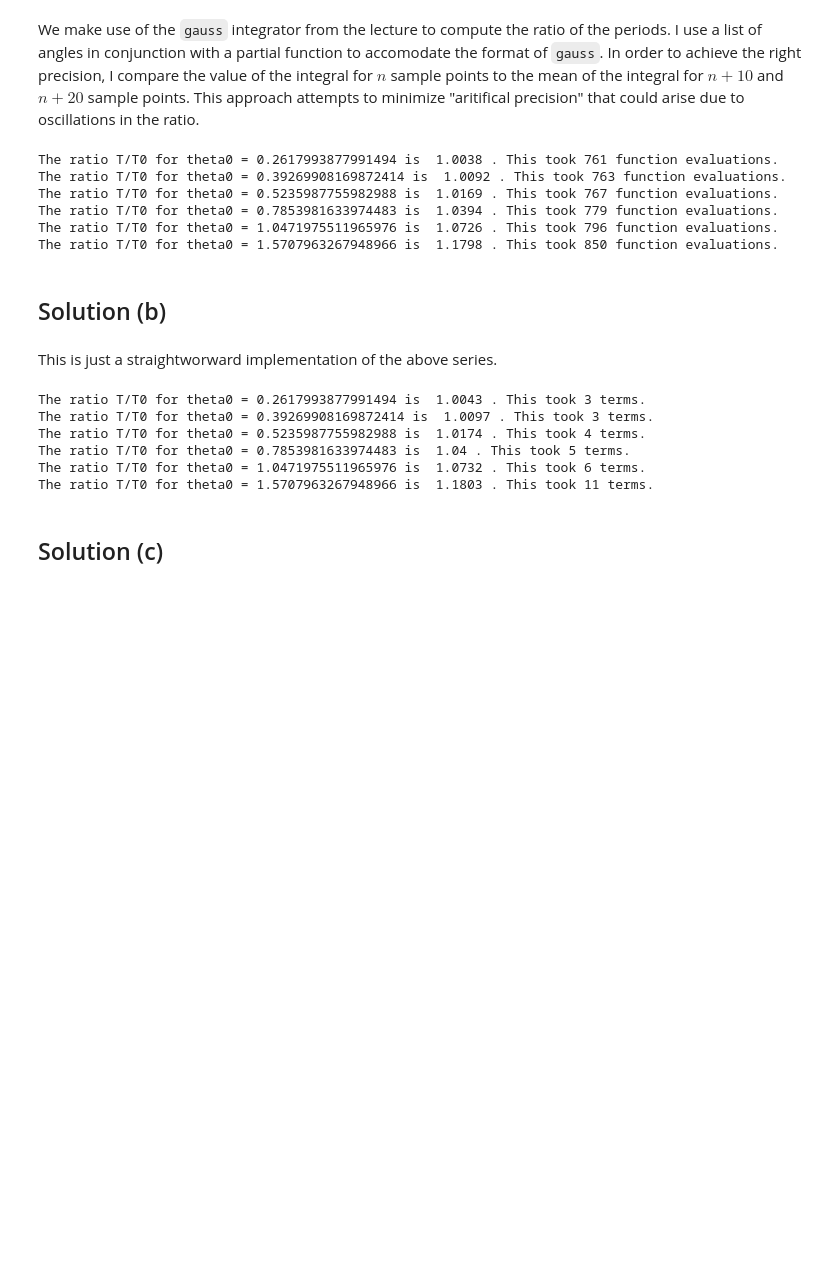
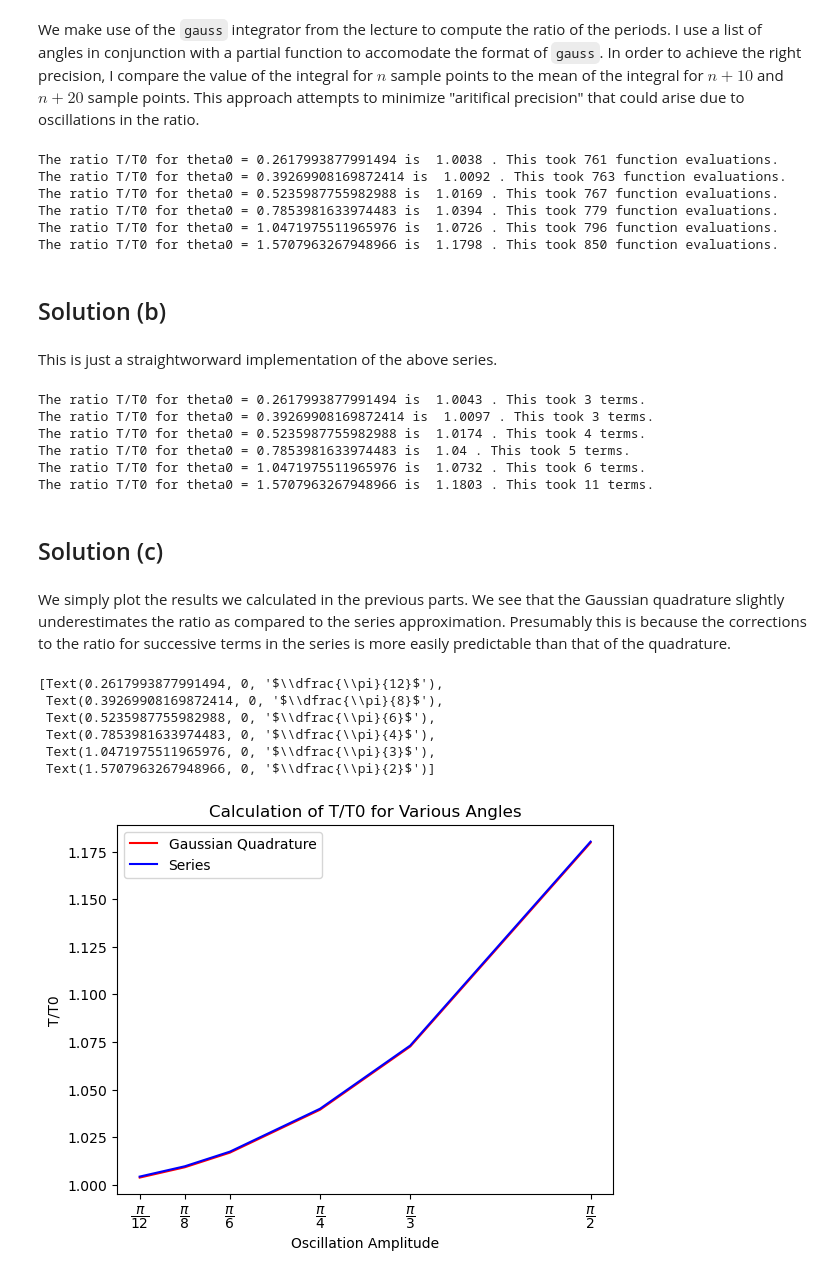
Before and after one commit to mgarwacke/Computational-Physics, a Jupyter notebook: Exercise4.1.ipynb, the cells around one changed output. Drawn from its saved outputs; the diff is of its cells as text; code cells hidden in the pictures; blank space fills up the shorter version.

```diff
--- a/Exercise4.1.ipynb
+++ b/Exercise4.1.ipynb
@@ -51,7 +51,7 @@ def gauss(func, a, b, N):
 def f(theta0,theta): # when f is integrated with respect to theta from 0 to theta0, the ratio T/T0 will be obtained
     return 1/(pi*(math.sqrt(math.sin(theta0/2)**2-math.sin(theta/2)**2)))
 
-result = [] # we will store the ratios in a list
+result1 = [] # we will store the ratios in a list
 for theta0 in thetaList:
     runningavg = 0
     n = 10
@@ -62,7 +62,7 @@ for theta0 in thetaList:
         diff = gauss(partial(f,theta0),0,theta0,n)-runningavg # difference between current result and the average of the next five
         #print(diff)
     print("The ratio T/T0 for theta0 =", theta0, "is ", round(gauss(partial(f,theta0),0,theta0,n),4), ". This took", n, "function evaluations.")
-    result.append(gauss(partial(f,theta0),0,theta0,n))
+    result1.append(gauss(partial(f,theta0),0,theta0,n))
 # %% [output]
 The ratio T/T0 for theta0 = 0.2617993877991494 is  1.0038 . This took 761 function evaluations.
 The ratio T/T0 for theta0 = 0.39269908169872414 is  1.0092 . This took 763 function evaluations.
@@ -101,7 +101,7 @@ for theta0 in thetaList:
         sum = sum + term(i,theta0) # add the ith term
         i = i+1
     print("The ratio T/T0 for theta0 =", theta0, "is ", round(sum,4), ". This took", i, "terms.")
-    result.append(sum)
+    result2.append(sum)
 # %% [output]
 The ratio T/T0 for theta0 = 0.2617993877991494 is  1.0043 . This took 3 terms.
 The ratio T/T0 for theta0 = 0.39269908169872414 is  1.0097 . This took 3 terms.
@@ -111,3 +111,26 @@ The ratio T/T0 for theta0 = 1.0471975511965976 is  1.0732 . This took 6 terms.
 The ratio T/T0 for theta0 = 1.5707963267948966 is  1.1803 . This took 11 terms.
 # %% [markdown]
 ## Solution (c)
+# %% [markdown]
+We simply plot the results we calculated in the previous parts. We see that the Gaussian quadrature slightly underestimates the ratio as compared to the series approximation. Presumably this is because the corrections to the ratio for successive terms in the series is more easily predictable than that of the quadrature.
+# %%
+from matplotlib import pyplot as plt
+
+fig, axes = plt.subplots() # creates the plot axes
+
+axes.plot(thetaList, result1, color='red', label='Gaussian Quadrature')
+axes.plot(thetaList, result2, color='blue', label='Series')
+axes.legend()
+axes.set_title("Calculation of T/T0 for Various Angles")
+axes.set_xlabel("Oscillation Amplitude")
+axes.set_ylabel("T/T0")
+axes.set_xticks([pi/12,pi/8,pi/6,pi/4,pi/3,pi/2])
+axes.set_xticklabels([r'$\dfrac{\pi}{12}$',r'$\dfrac{\pi}{8}$',r'$\dfrac{\pi}{6}$',r'$\dfrac{\pi}{4}$',r'$\dfrac{\pi}{3}$',r'$\dfrac{\pi}{2}$'])
+# %% [output]
+[Text(0.2617993877991494, 0, '$\\dfrac{\\pi}{12}$'),
+ Text(0.39269908169872414, 0, '$\\dfrac{\\pi}{8}$'),
+ Text(0.5235987755982988, 0, '$\\dfrac{\\pi}{6}$'),
+ Text(0.7853981633974483, 0, '$\\dfrac{\\pi}{4}$'),
+ Text(1.0471975511965976, 0, '$\\dfrac{\\pi}{3}$'),
+ Text(1.5707963267948966, 0, '$\\dfrac{\\pi}{2}$')]
+[figure, added]
```
Also changed, not shown: parts of 2 cells of this notebook.
